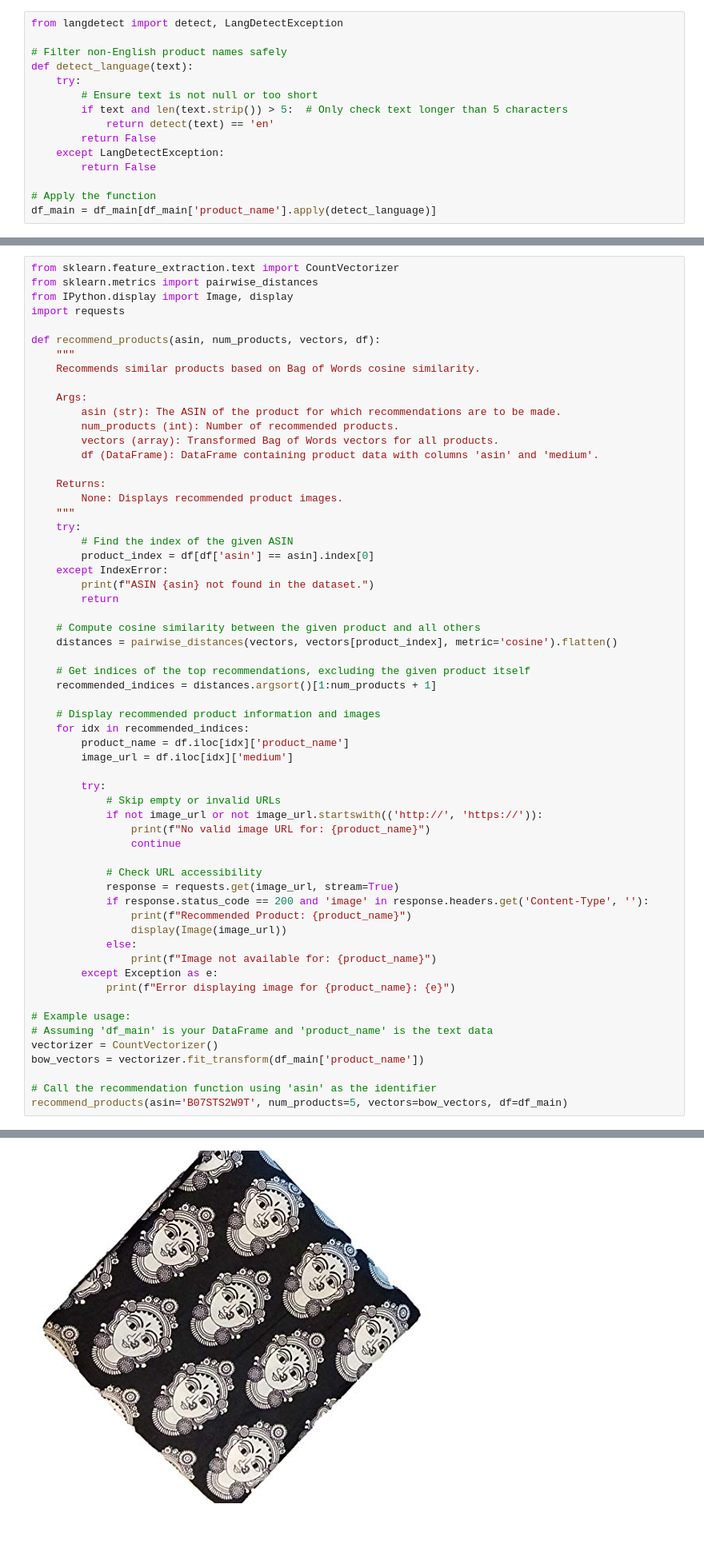
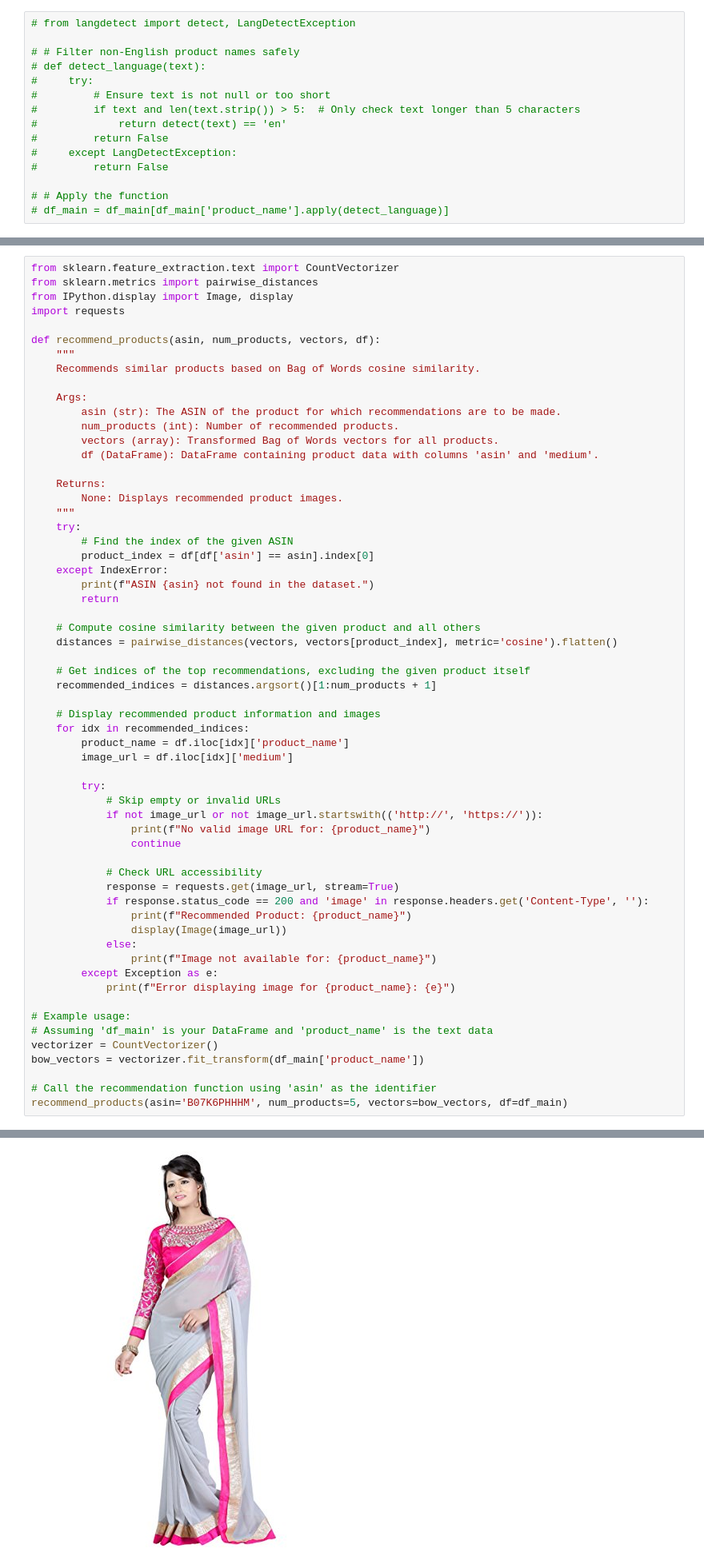
Before and after one commit to springboardmentor447/AI_STYLIST_Infosys_Internship_Oct2024, a Jupyter notebook: aiStylistPP.ipynb, the cells around one changed output, grey strips where cells are left out. Shown at 80% size. Cells and saved outputs as stored; diff of their text form; blank space fills up the shorter version.

```diff
--- a/aiStylistPP.ipynb
+++ b/aiStylistPP.ipynb
@@ -409,20 +409,20 @@ WARNING: Skipping C:\Users\laksh\anaconda3\Lib\site-packages\conda-24.7.1.dist-i
 WARNING: Skipping C:\Users\laksh\anaconda3\Lib\site-packages\conda-24.7.1.dist-info due to invalid metadata entry 'name'
 WARNING: Skipping C:\Users\laksh\anaconda3\Lib\site-packages\conda-24.7.1.dist-info due to invalid metadata entry 'name'
 # %%
-from langdetect import detect, LangDetectException
+# from langdetect import detect, LangDetectException
 
-# Filter non-English product names safely
-def detect_language(text):
-    try:
-        # Ensure text is not null or too short
-        if text and len(text.strip()) > 5:  # Only check text longer than 5 characters
-            return detect(text) == 'en'
-        return False
-    except LangDetectException:
-        return False
+# # Filter non-English product names safely
+# def detect_language(text):
+#     try:
+#         # Ensure text is not null or too short
+#         if text and len(text.strip()) > 5:  # Only check text longer than 5 characters
+#             return detect(text) == 'en'
+#         return False
+#     except LangDetectException:
+#         return False
 
-# Apply the function
-df_main = df_main[df_main['product_name'].apply(detect_language)]
+# # Apply the function
+# df_main = df_main[df_main['product_name'].apply(detect_language)]
 # %% [markdown]
 ### Converting short forms to their corresponding long forms
 # %%
@@ -597,5 +597,5 @@ vectorizer = CountVectorizer()
 bow_vectors = vectorizer.fit_transform(df_main['product_name'])
 
 # Call the recommendation function using 'asin' as the identifier
-recommend_products(asin='B07STS2W9T', num_products=5, vectors=bow_vectors, df=df_main)
+recommend_products(asin='B07K6PHHHM', num_products=5, vectors=bow_vectors, df=df_main)
 # %% [output]
@@ -603 +603 @@ Recommended Product: la facon cotton kalamkari handblock sare blous fabric 100 c
-[figure, old version]
+[figure, new version]
```
Also changed, not shown: parts of 37 cells of this notebook.
